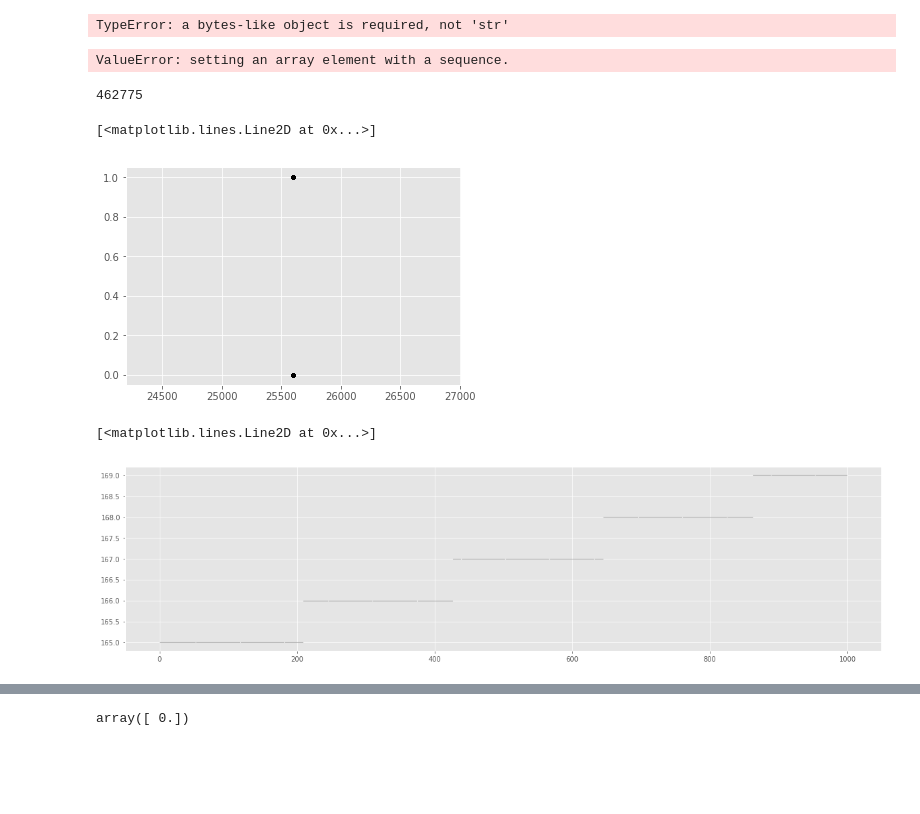
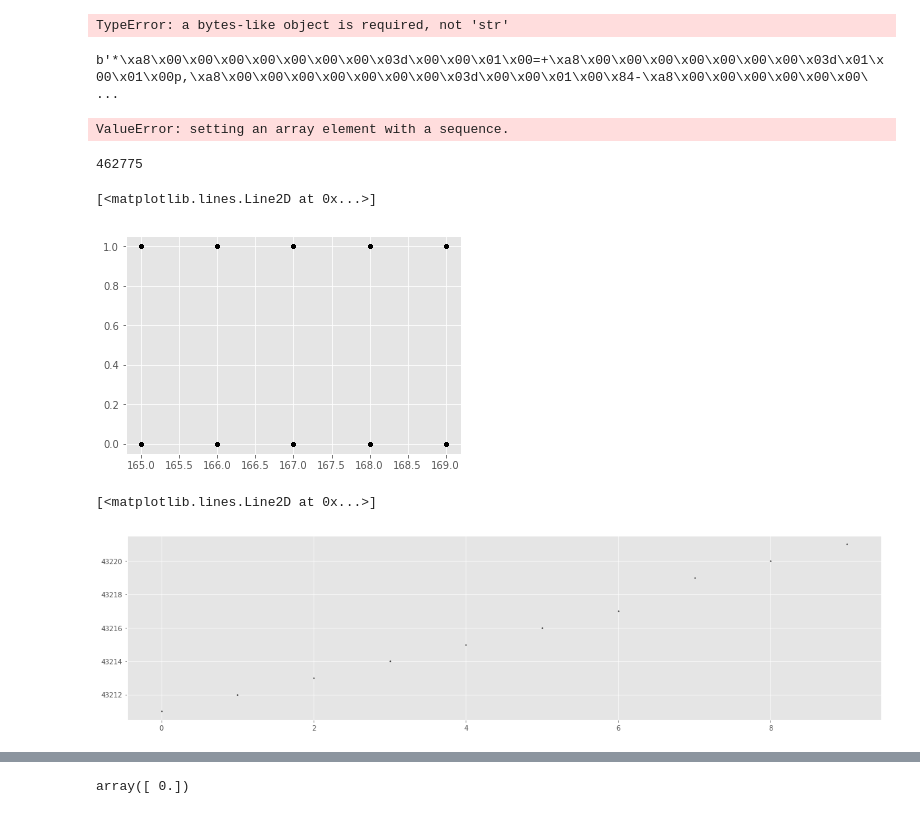
Before and after one commit to kirkesolator/DataHandling, a Jupyter notebook: VR_dataparser_1.ipynb, the cells around one changed output, grey strips where cells are left out. Cells and saved outputs as stored; diff of their text form; code cells hidden in the pictures; blank space fills up the shorter version.

```diff
--- a/VR_dataparser_1.ipynb
+++ b/VR_dataparser_1.ipynb
@@ -453,9 +317,11 @@ data = loadEvents('/Users/StensolaTor/Fundrive/Spike times hpm vr 09032019/all_c
 loading events...
 TypeError: a bytes-like object is required, not 'str'
 # %%
-f = open('/Users/StensolaTor/Fundrive/Spike times hpm vr 09032019/all_channels.events','rb')
+f = open('/Users/torstensola/Fundrive/Spike times hpm vr 09032019/all_channels.events','rb')
 # %%
 f.readline()
+# %% [output]
+b'*\xa8\x00\x00\x00\x00\x00\x00\x00\x03d\x00\x00\x01\x00=+\xa8\x00\x00\x00\x00\x00\x00\x00\x03d\x01\x00\x01\x00p,\xa8\x00\x00\x00\x00\x00\x00\x00\x03d\x00\x00\x01\x00\x84-\xa8\x00\x00\x00\x00\x00\x00\ ...
 # %%
 import os
 index = -1
@@ -483,14 +349,14 @@ while f.tell() < os.fstat(f.fileno()).st_size:
 ValueError: setting an array element with a sequence.
 # %%
 print(index)
-plt.plot(sampleNum[:index],eventType[:index],'.k')
+plt.plot(timestamps[:1000],eventType[:1000],'.k')
 # %% [output]
 462775
 [<matplotlib.lines.Line2D at 0x...>]
-[figure, old version]
+[figure, new version]
 # %%
 plt.figure(figsize=[20,5])
-plt.plot(timestamps[:1000],'.k',markersize = .2)
+plt.plot(timestamps[:10],'.k',markersize = 2)
 # %% [output]
 [<matplotlib.lines.Line2D at 0x...>]
-[figure, old version]
+[figure, new version]
```
Also changed, not shown: parts of 32 cells of this notebook.
